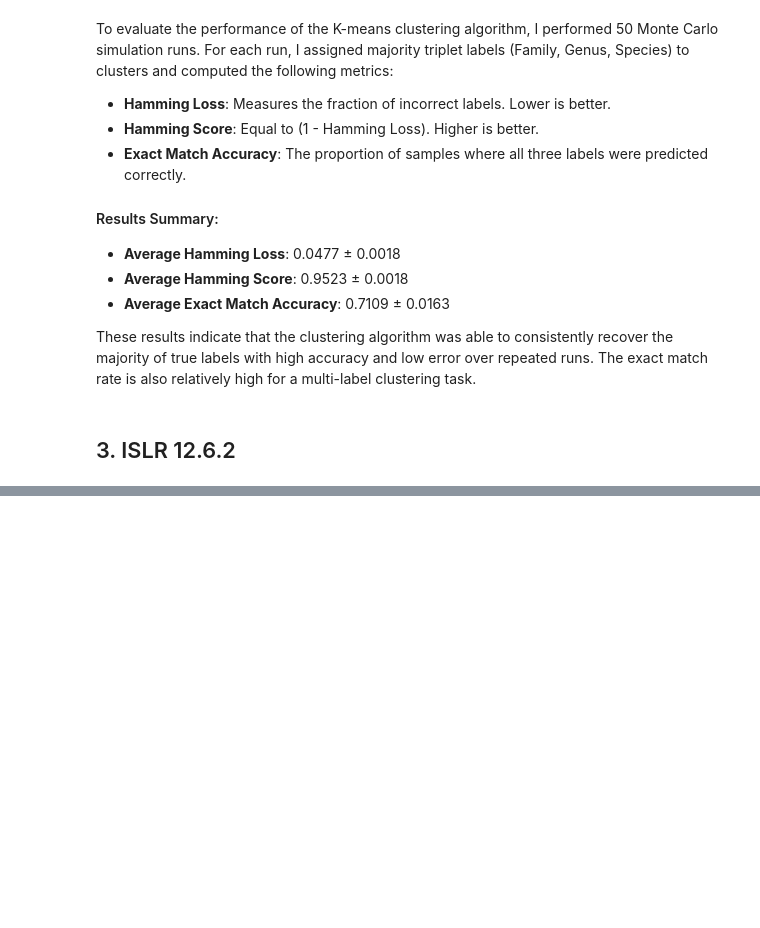
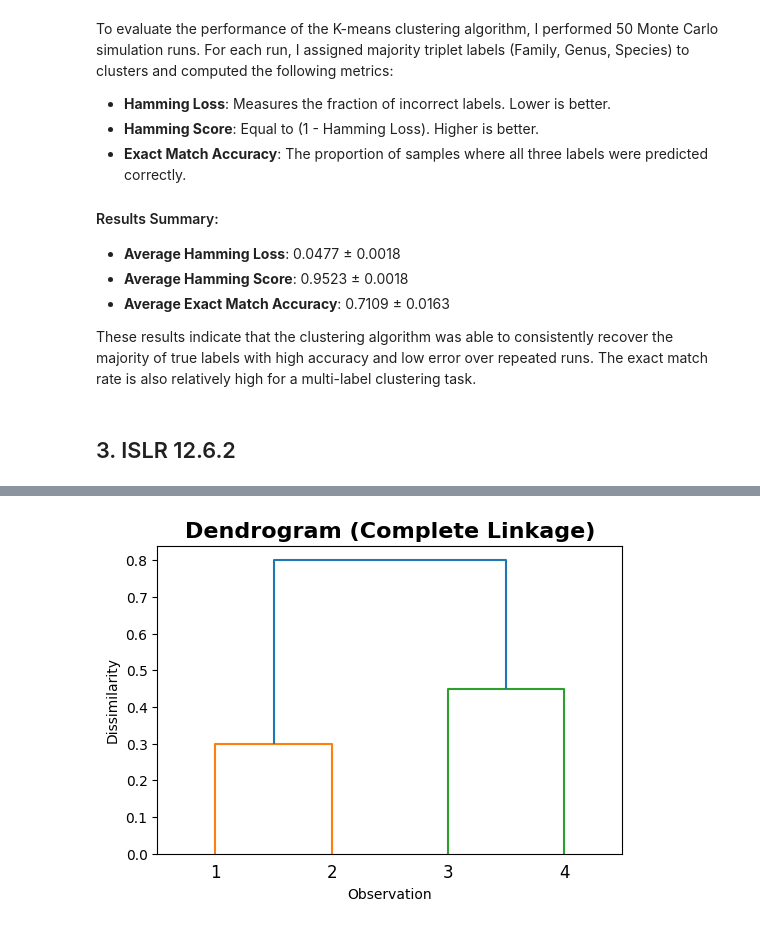
Before and after one commit to MONA100421/DSCI552_Multi-Label-Classification-on-Anuran-Calls, a Jupyter notebook: notebook/Chenyi_Weng_HW7.ipynb, the cells around one changed output, grey strips where cells are left out. Saved outputs shown, nothing was run; the diff lists cells and outputs as text; code cells hidden in the pictures; blank space fills up the shorter version.

```diff
--- a/notebook/Chenyi_Weng_HW7.ipynb
+++ b/notebook/Chenyi_Weng_HW7.ipynb
@@ -661,0 +642,16 @@ These results indicate that the clustering algorithm was able to consistently re
+# %%
+# Complete linkage dendrogram
+Z_complete = np.array([
+    [0, 1, 0.3, 2],
+    [2, 3, 0.45, 2],
+    [4, 5, 0.8, 4]
+])
+
+fig, ax = plt.subplots(figsize=(6, 4))
+dendrogram(Z_complete, labels=[1, 2, 3, 4], ax=ax)
+plt.title("Dendrogram (Complete Linkage)", fontsize=16, fontweight="bold")
+plt.xlabel("Observation")
+plt.ylabel("Dissimilarity")
+plt.show()
+# %% [output]
+[figure, added]
```
Also changed, not shown: parts of 17 cells of this notebook, 1 other file.
